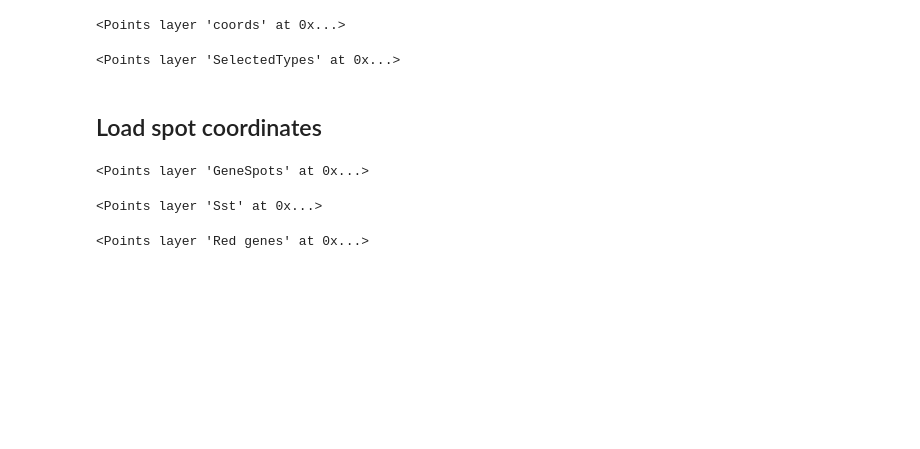
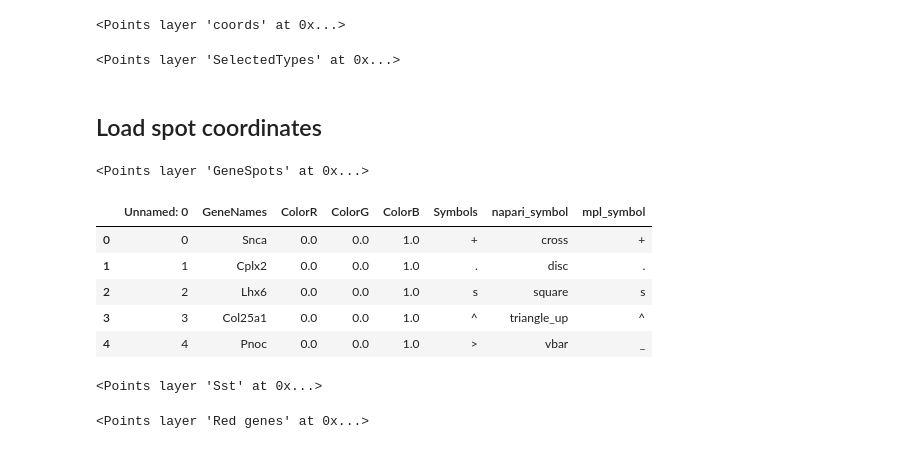
Before and after one commit to MathieuBo/shared_iss_scripts, a Jupyter notebook: pciSeq_viz.ipynb, the cells around one changed output. Drawn from its saved outputs; the diff is of its cells as text; code cells hidden in the pictures; blank space fills up the shorter version.

Commit message:
cell and gene color dict`

```diff
--- a/pciSeq_viz.ipynb
+++ b/pciSeq_viz.ipynb
@@ -129,3 +128,12 @@ viewer.add_points(coords_spots,  name='GeneSpots',
                   face_color='w', size=4)
 # %% [output]
 <Points layer 'GeneSpots' at 0x...>
+# %%
+gene_color.head()
+# %% [output]
+|  | Unnamed: 0 | GeneNames | ColorR | ColorG | ColorB | Symbols | napari_symbol | mpl_symbol |
+| 0 | 0 | Snca | 0.0 | 0.0 | 1.0 | + | cross | + |
+| 1 | 1 | Cplx2 | 0.0 | 0.0 | 1.0 | . | disc | . |
+| 2 | 2 | Lhx6 | 0.0 | 0.0 | 1.0 | s | square | s |
+| 3 | 3 | Col25a1 | 0.0 | 0.0 | 1.0 | ^ | triangle_up | ^ |
+| 4 | 4 | Pnoc | 0.0 | 0.0 | 1.0 | > | vbar | _ |
```
Also changed, not shown: parts of 10 cells of this notebook.
